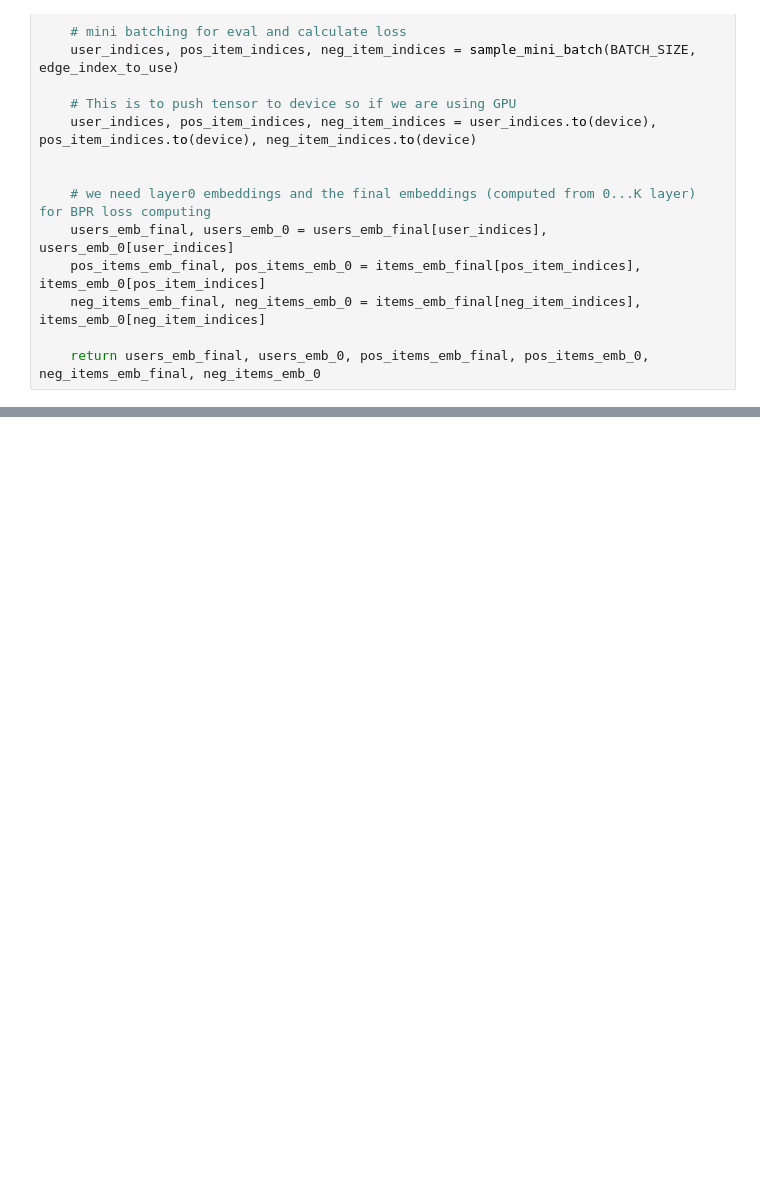
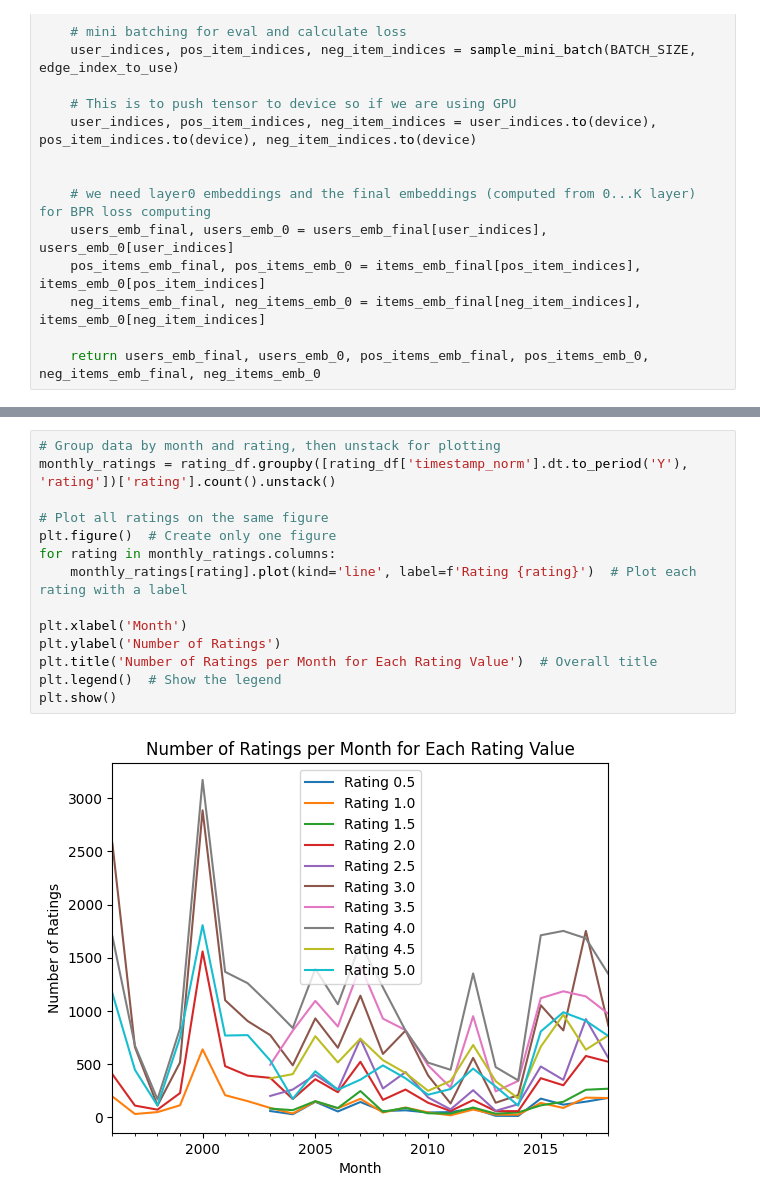
Before and after one commit to alvina-shahid/federated-learning-gnn-reco, a Jupyter notebook: gnn-fl-starter.ipynb, the cells around one changed output, grey strips where cells are left out. Drawn from its saved outputs; the diff is of its cells as text; blank space fills up the shorter version.

```diff
--- a/gnn-fl-starter.ipynb
+++ b/gnn-fl-starter.ipynb
@@ -852,0 +861,16 @@ print(f"[test_loss: {round(test_loss, 5)}, test_recall@{K}: {round(test_recall,
+# %%
+# Group data by month and rating, then unstack for plotting
+monthly_ratings = rating_df.groupby([rating_df['timestamp_norm'].dt.to_period('Y'), 'rating'])['rating'].count().unstack()
+
+# Plot all ratings on the same figure
+plt.figure()  # Create only one figure
+for rating in monthly_ratings.columns:
+    monthly_ratings[rating].plot(kind='line', label=f'Rating {rating}')  # Plot each rating with a label
+
+plt.xlabel('Month')
+plt.ylabel('Number of Ratings')
+plt.title('Number of Ratings per Month for Each Rating Value')  # Overall title
+plt.legend()  # Show the legend
+plt.show()
+# %% [output]
+[figure, added]
```
Also changed, not shown: parts of 13 cells of this notebook.
